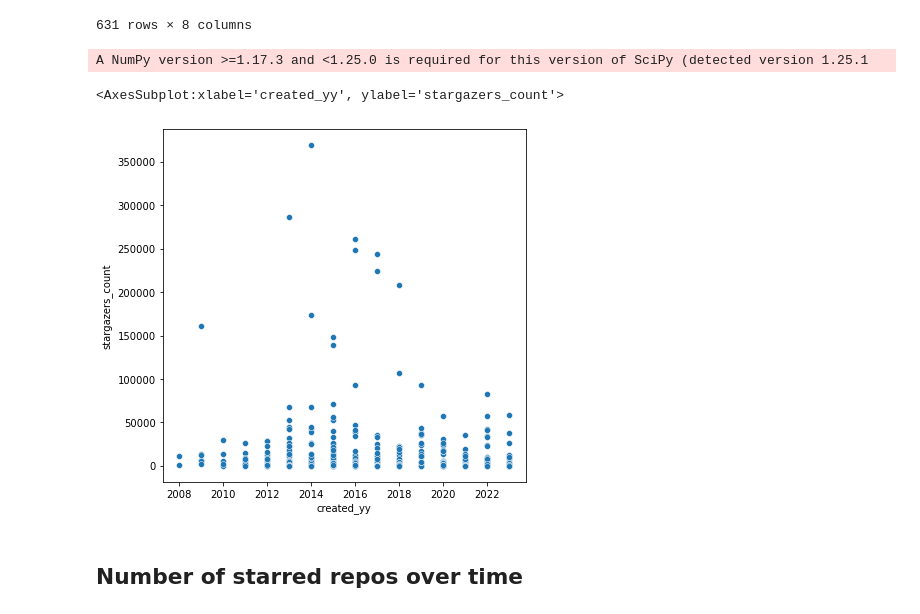
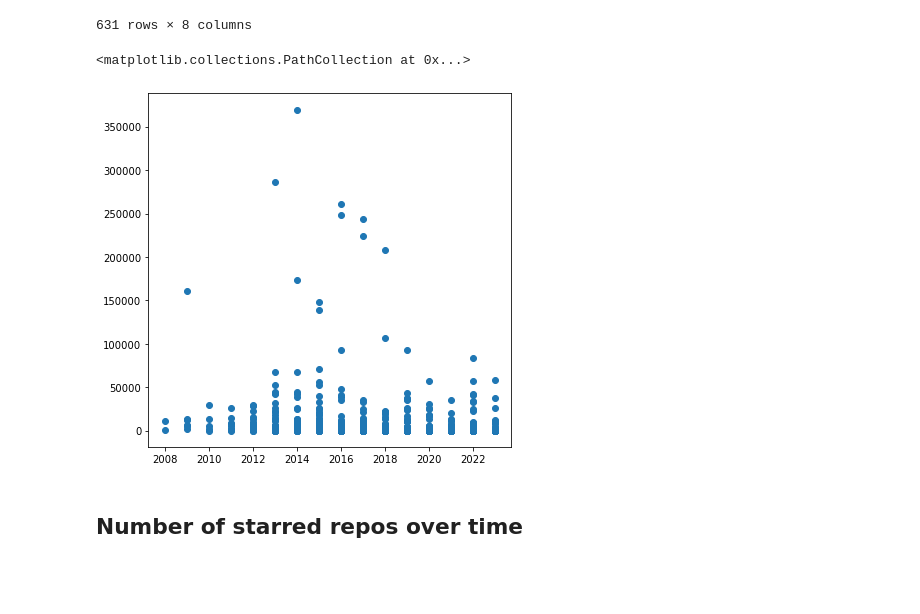
Before and after one commit to jhojin7/github-stars-viz, a Jupyter notebook: github-vis.ipynb, the cells around one changed output. Cells and saved outputs as stored; diff of their text form; code cells hidden in the pictures; blank space fills up the shorter version.

```diff
--- a/github-vis.ipynb
+++ b/github-vis.ipynb
@@ -134,22 +124,12 @@ num_df
 | 7 | tinyvector | 2023-07-01 00:59:09+00:00 | 180 | 599 | 23 | 2023 | 7 | 2023-7 |
 | 6 | hackernews-personal-blogs | 2023-07-07 03:51:10+00:00 | 235 | 240 | 14 | 2023 | 7 | 2023-7 |
 631 rows × 8 columns
-# %%
-import seaborn as sns
-
-f, ax = plt.subplots(figsize=(6.5, 6.5))
-sns.scatterplot(data=num_df,
-                # x="stargazers_count", y="forks_count",
-                x="created_yy", y="stargazers_count",
-                # hue="created_at", hue_order=df["created_at"]
-
-                # x="created_yy", y="created_mm",
-                # hue="stargazers_count", hue_order=range(0,10**6,100)
-                )
-# %% [output]
-A NumPy version >=1.17.3 and <1.25.0 is required for this version of SciPy (detected version 1.25.1
-<AxesSubplot:xlabel='created_yy', ylabel='stargazers_count'>
-[figure, removed]
+# %%
+f, ax = plt.subplots(figsize=(6.5, 6.5))
+plt.scatter(x=num_df["created_yy"], y=num_df["stargazers_count"])
+# %% [output]
+<matplotlib.collections.PathCollection at 0x...>
+[figure, added]
 # %% [markdown]
 ## Number of starred repos over time
 # %%
```
Also changed, not shown: parts of 14 cells of this notebook.
